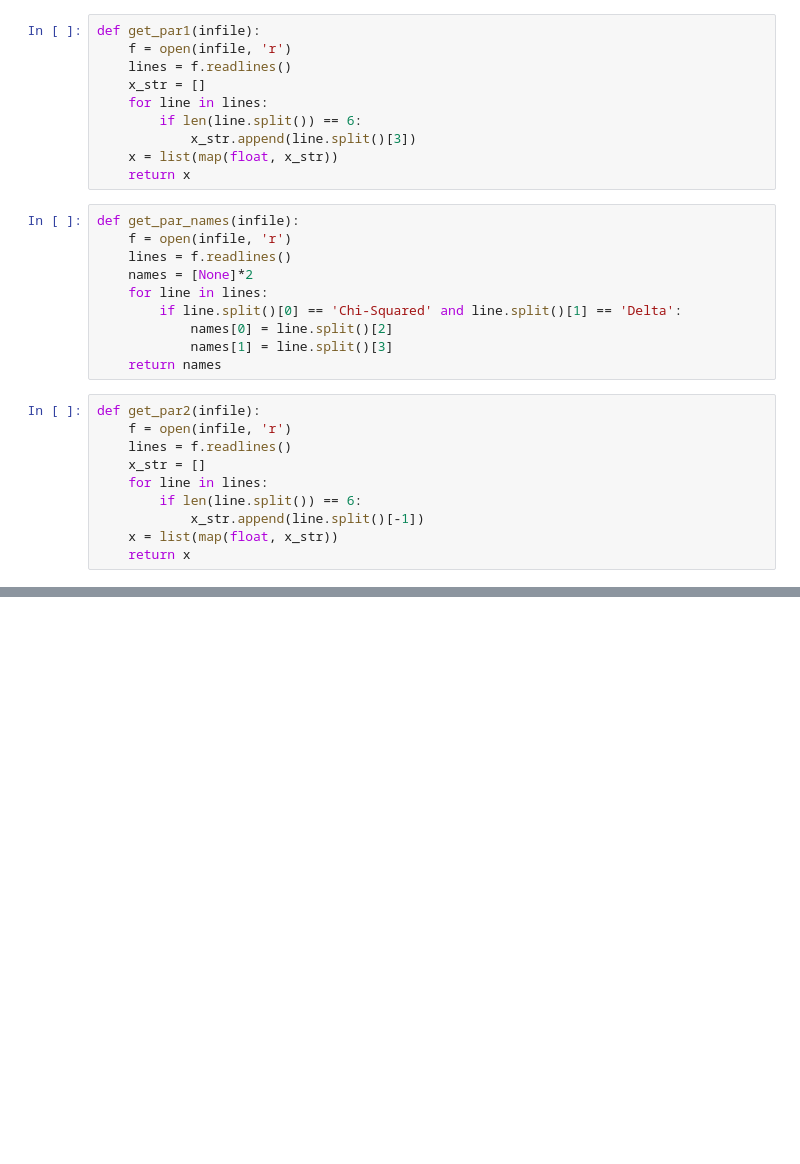
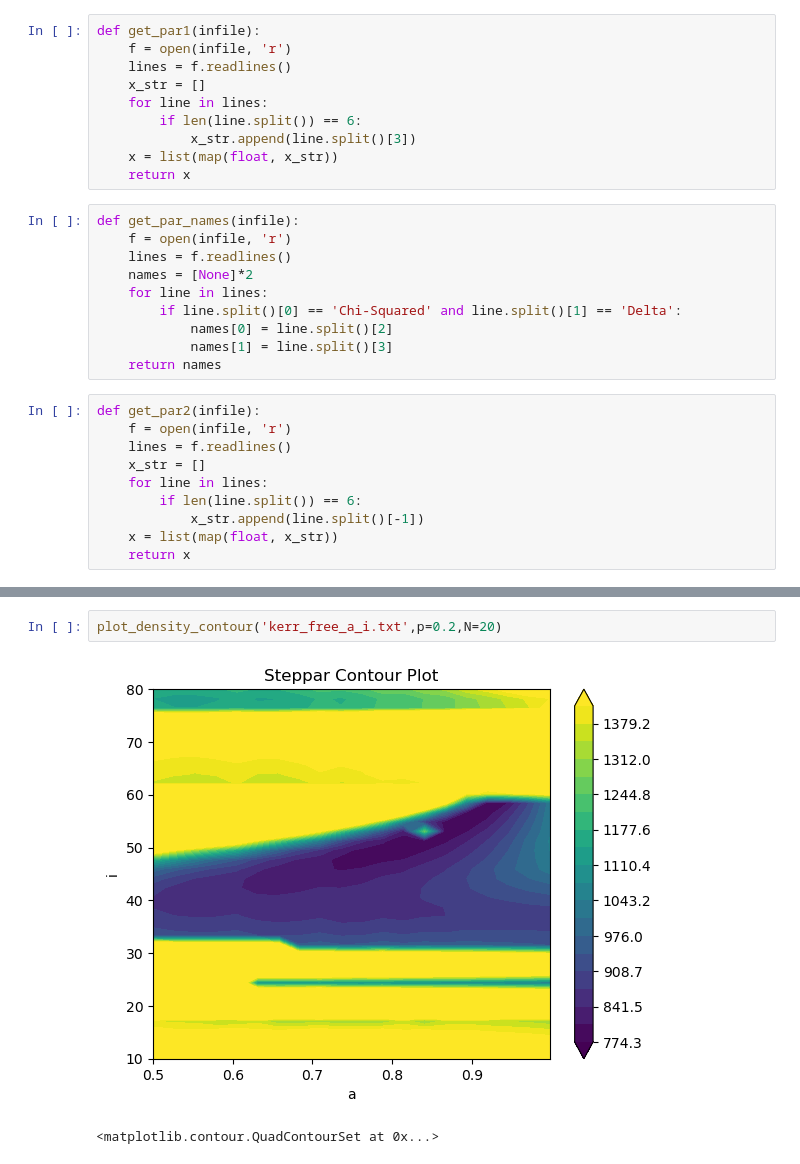
Before and after one commit to xifengdaocao/xspec2plot, a Jupyter notebook: contour plot.ipynb, the cells around one changed output, grey strips where cells are left out. Drawn from its saved outputs; the diff is of its cells as text; blank space fills up the shorter version.

```diff
--- a/contour plot.ipynb
+++ b/contour plot.ipynb
@@ -142 +148,6 @@ plot_density_contour('a_i_con-1.txt',p=0.1)
 <matplotlib.contour.QuadContourSet at 0x...>
+# %%
+plot_density_contour('kerr_free_a_i.txt',p=0.2,N=20)
+# %% [output]
+[figure, added]
+<matplotlib.contour.QuadContourSet at 0x...>
```
Also changed, not shown: parts of 4 cells of this notebook, 4 other files.
